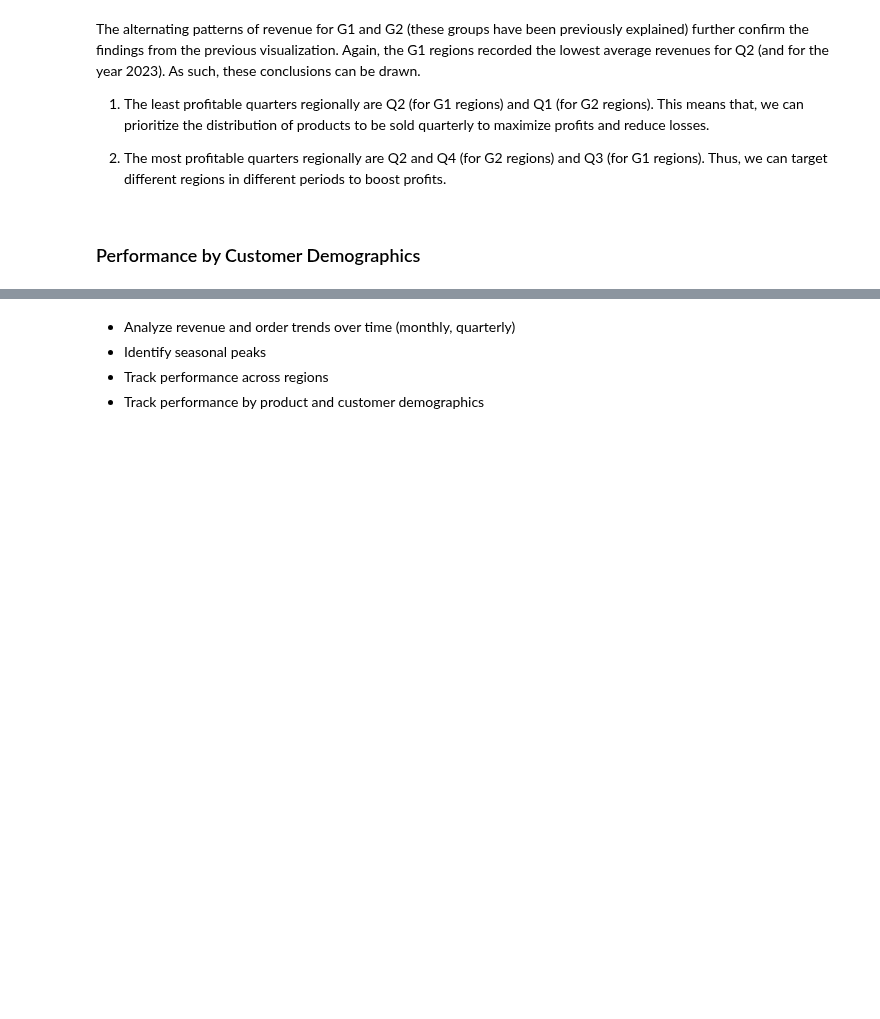
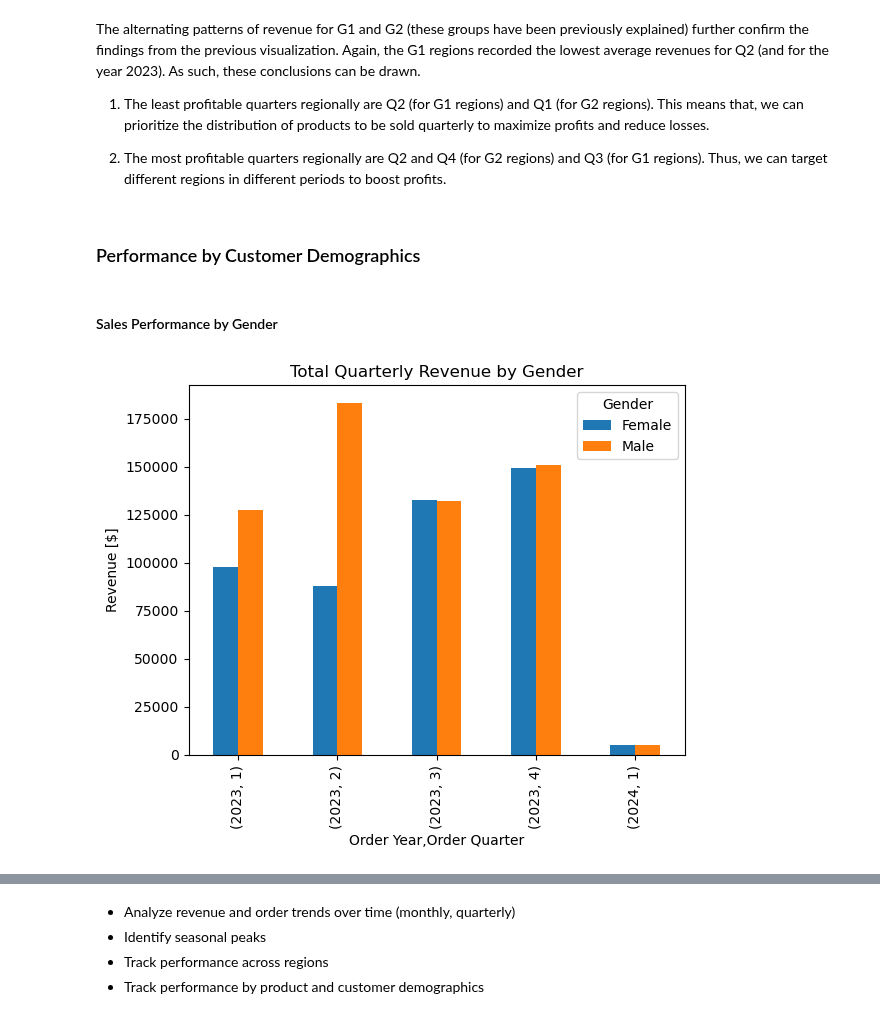
Before and after one commit to Mohammed-Hanan-Othman/ecommerce-sales-analysis, a Jupyter notebook: notebooks/2.sales_trends.ipynb, the cells around one changed output, grey strips where cells are left out. Saved outputs shown, nothing was run; the diff lists cells and outputs as text; code cells hidden in the pictures; blank space fills up the shorter version.

Commit message:
Added visualizations for sales trends by gender, considering quarterly and monthly trends, as well as targeted months.

```diff
--- a/notebooks/2.sales_trends.ipynb
+++ b/notebooks/2.sales_trends.ipynb
@@ -178,3 +178,17 @@ The alternating patterns of revenue for G1 and G2 (these groups have been previo
 1. The most profitable quarters regionally are Q2 and Q4 (for G2 regions) and Q3 (for G1 regions). Thus, we can target different regions in different periods to boost profits.
 # %% [markdown]
 ### Performance by Customer Demographics
+# %% [markdown]
+#### Sales Performance by Gender
+# %%
+# Plot Total Quarterly Revenues by Gender
+(df_copy.groupby(by=["Order Year", "Order Quarter", "Gender"])["Total Price Calc"].sum()
+    # .head()
+    .unstack()
+    .plot(kind="bar")
+)
+plt.ylabel("Revenue [$]")
+plt.title("Total Quarterly Revenue by Gender")
+plt.show();
+# %% [output]
+[figure, added]
```
Also changed, not shown: parts of 11 cells of this notebook.
